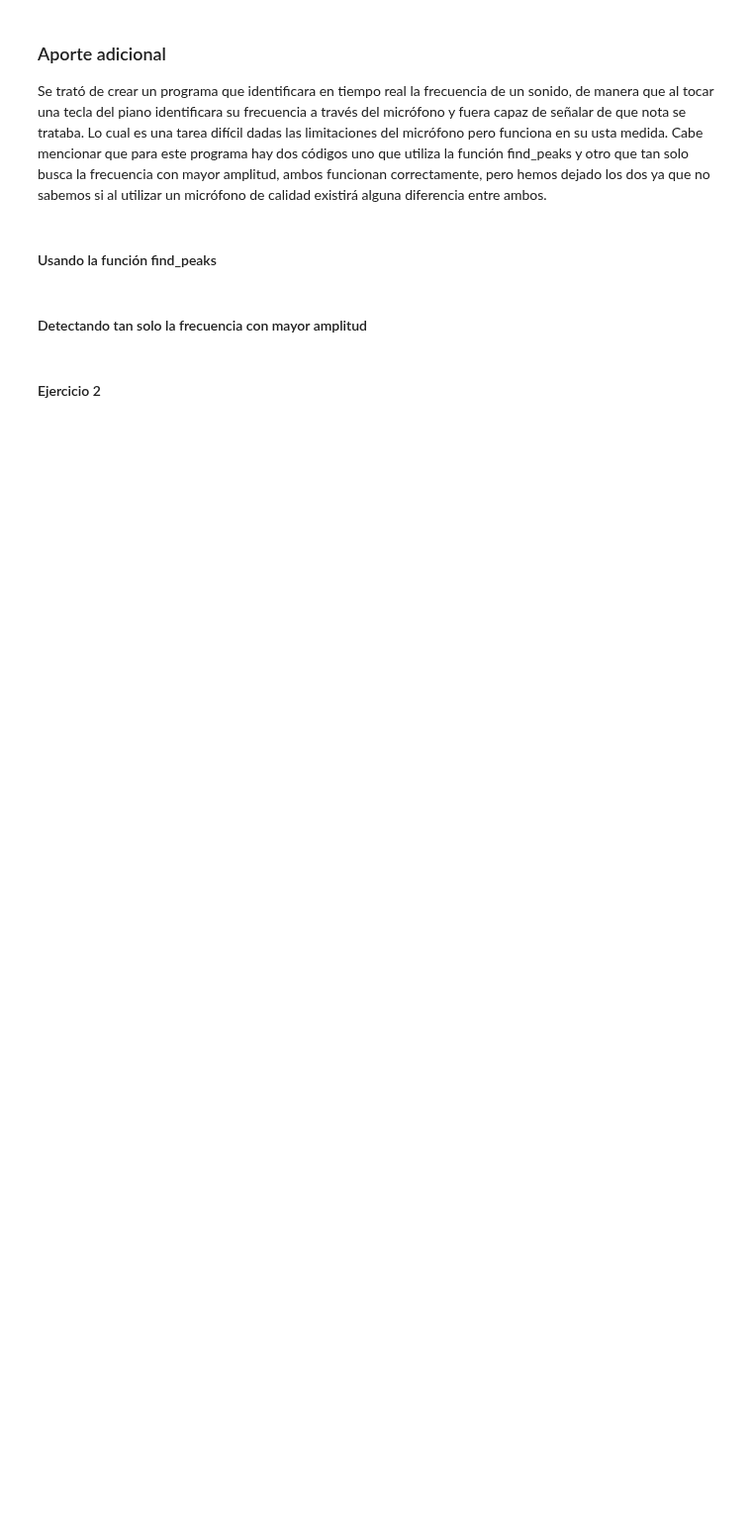
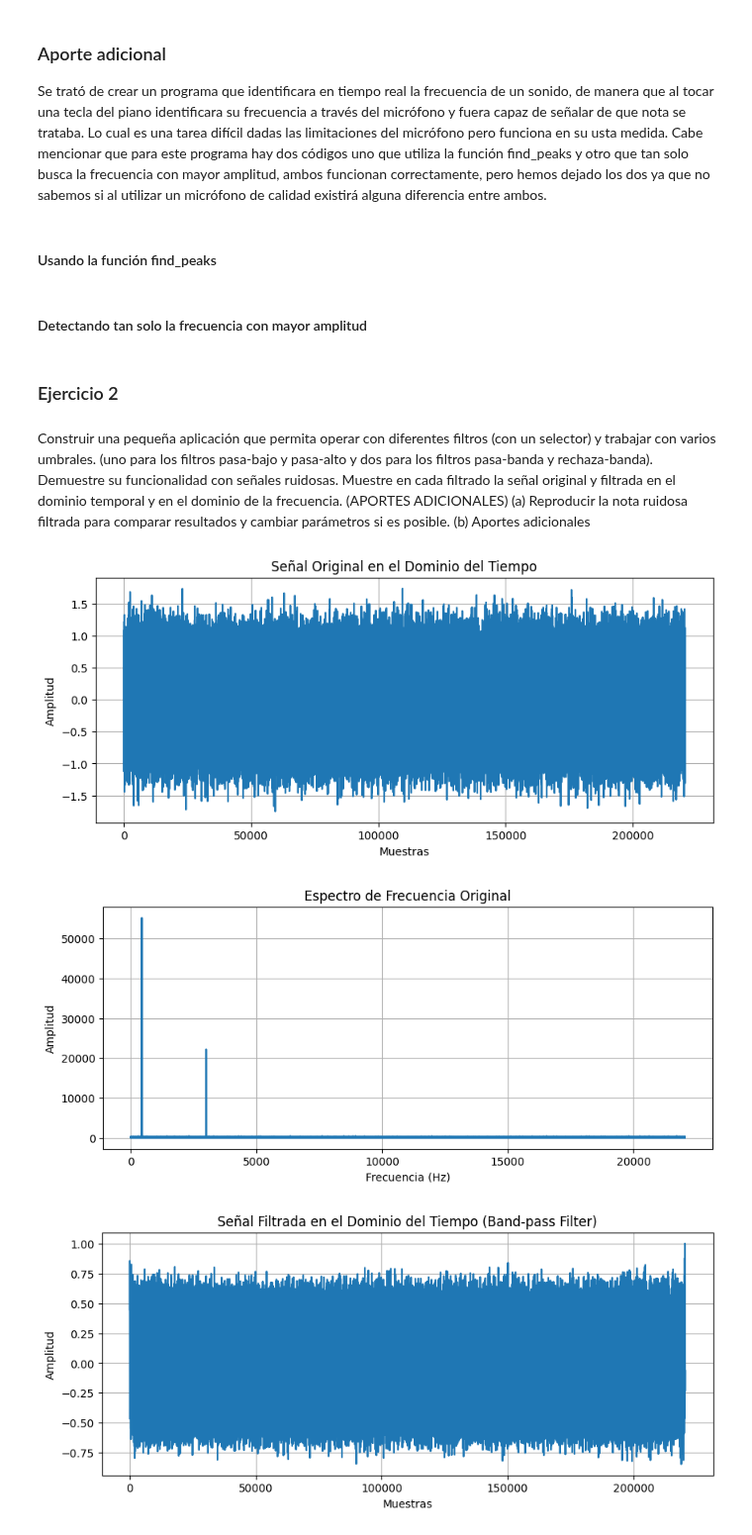
Before and after one commit to Davidgrcdz/PIAV-Practicas, a Jupyter notebook: Practica 4/Practica4.ipynb, the cells around one changed output. Shown at 99% size. Drawn from its saved outputs; the diff is of its cells as text; code cells hidden in the pictures; blank space fills up the shorter version.

```diff
--- a/Practica 4/Practica4.ipynb
+++ b/Practica 4/Practica4.ipynb
@@ -204,7 +192,15 @@ capturar_y_procesar_audio(25)
 
 p.terminate()
 # %% [markdown]
-#### Ejercicio 2
+### Ejercicio 2
+# %% [markdown]
+Construir una pequeña aplicación que permita operar con diferentes filtros (con un selector)
+y trabajar con varios umbrales. (uno para los filtros pasa-bajo y pasa-alto y dos para los filtros pasa-banda
+y rechaza-banda). Demuestre su funcionalidad con señales ruidosas. Muestre en cada filtrado la señal
+original y filtrada en el dominio temporal y en el dominio de la frecuencia.
+(APORTES ADICIONALES)
+(a) Reproducir la nota ruidosa filtrada para comparar resultados y cambiar parámetros si es posible.
+(b) Aportes adicionales
 # %%
 import tkinter as tk
 from tkinter import filedialog, messagebox
@@ -277,6 +273,9 @@ def high_pass_filter(data, sample_rate):
 def filtro_pasa_banda(data, sample_rate):
     lowcut_freq = lowcut_var.get()
     highcut_freq = highcut_var.get()
+    if lowcut_freq >= highcut_freq:
+        messagebox.showwarning("Error", "La frecuencia de corte inferior debe ser menor que la frecuencia de corte superior.")
+        return data
     nyquist = 0.5 * sample_rate
     low = lowcut_freq / nyquist
     high = highcut_freq / nyquist
@@ -289,6 +288,9 @@ def filtro_pasa_banda(data, sample_rate):
 def filtro_rechaza_banda(data, sample_rate):
     lowcut_freq = lowcut_var.get()
     highcut_freq = highcut_var.get()
+    if lowcut_freq >= highcut_freq:
+        messagebox.showwarning("Error", "La frecuencia de corte inferior debe ser menor que la frecuencia de corte superior.")
+        return data
     nyquist = 0.5 * sample_rate
     low = lowcut_freq / nyquist
     high = highcut_freq / nyquist
@@ -346,7 +348,7 @@ def process_sound(file_path):
         elif selected_filter == "Band-stop Filter":
             filtered_data = filtro_rechaza_banda(data, sample_rate)
 
-        # Reproducir y guardar el audio filtrado
+        # Reproducir el audio filtrado
         play_audio(filtered_data, sample_rate)
 
         # Mostrar la señal filtrada en el dominio del tiempo
@@ -376,30 +378,34 @@ def process_sound(file_path):
     # Botón para aplicar el filtro
     apply_button = tk.Button(window, text="Apply Filter", command=apply_filter)
     apply_button.place(x=220, y=300)
 
     # Botón para guardar el audio filtrado
     save_button = tk.Button(window, text="Guardar Audio Filtrado", command=lambda: save_filtered_audio(filtered_data, sample_rate))
     save_button.place(x=220, y=330)
 
 # Crear el menú desplegable para seleccionar el filtro
 filter_var = tk.StringVar(window)
 filter_var.set("Select a Filter")
 filter_dropdown = tk.OptionMenu(window, filter_var, "High-pass Filter", "Low-pass Filter", "Band-pass Filter", "Band-stop Filter")
 filter_dropdown.place(x=200, y=55)
 
 # Crear trackbars para ajustar la frecuencia de corte
 cutoff_scale = tk.Scale(window, from_=10, to=20000, resolution=1, orient='horizontal', label='Frecuencia de corte (Hz)', variable=cutoff_var)
 cutoff_scale.place(x=160, y=90, width=200)
 
 # Crear trackbars para filtro de paso banda (lowcut y highcut)
 lowcut_scale = tk.Scale(window, from_=10, to=20000, resolution=1, orient='horizontal', label='Low-cut (Hz)', variable=lowcut_var)
 lowcut_scale.place(x=160, y=150, width=200)
 highcut_scale = tk.Scale(window, from_=10, to=20000, resolution=1, orient='horizontal', label='High-cut (Hz)', variable=highcut_var)
 highcut_scale.place(x=160, y=210, width=200)
 
 # Botón para abrir un archivo de sonido
 open_button = tk.Button(window, text="Open Sound File", command=open_file)
 open_button.place(x=205, y=10)
 
 # Iniciar el loop principal
 window.mainloop()
+# %% [output]
+[figure, added]
+[figure, added]
+[figure, added]
```
Also changed, not shown: parts of 4 cells of this notebook.
